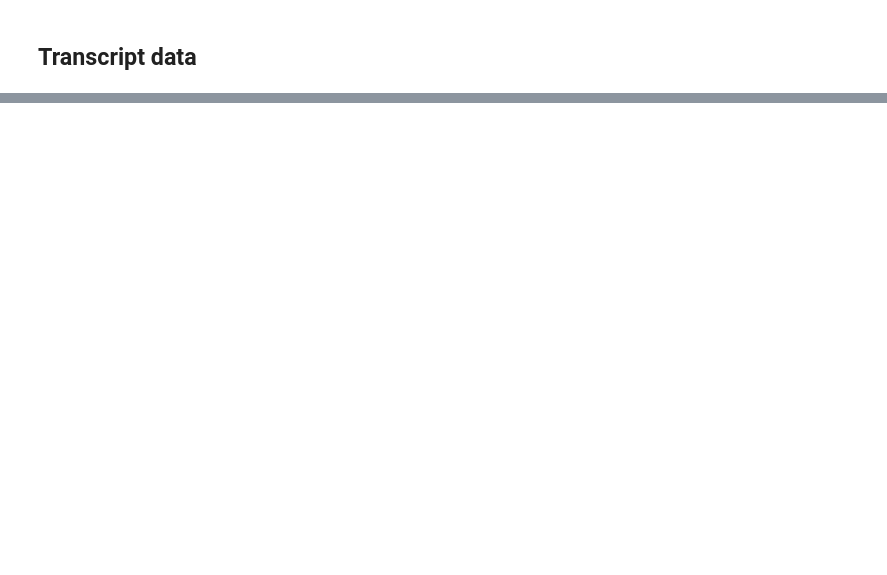
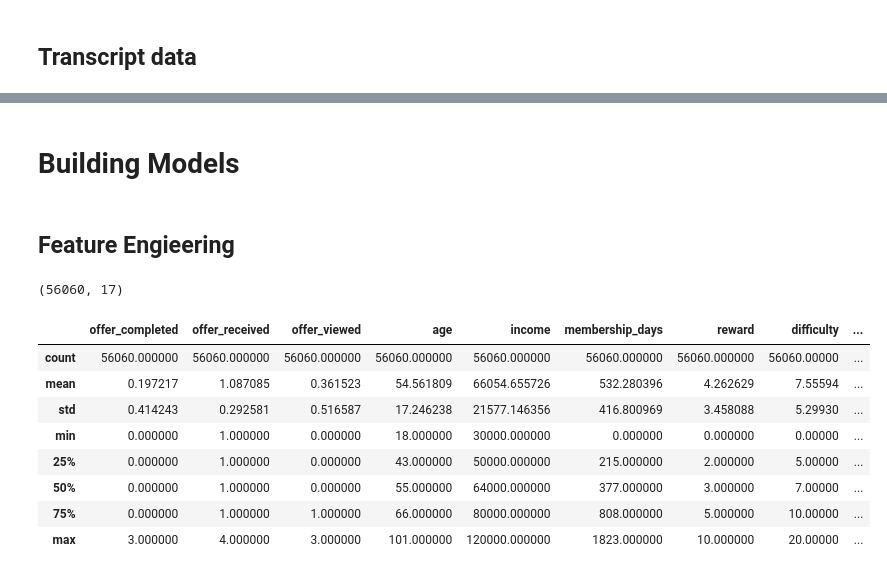
Before and after one commit to tanyayt/udacity_data_scientist, a Jupyter notebook: starbucks_optimizing_app_offers/Starbucks_Capstone_notebook.ipynb, the cells around one changed output, grey strips where cells are left out. Drawn from its saved outputs; the diff is of its cells as text; code cells hidden in the pictures; blank space fills up the shorter version.

Commit message:
complete data cleaning

```diff
--- a/starbucks_optimizing_app_offers/Starbucks_Capstone_notebook.ipynb
+++ b/starbucks_optimizing_app_offers/Starbucks_Capstone_notebook.ipynb
@@ -189,0 +357,6 @@ transcript.head()
+# %%
+#check combinations of offer completed, offer received and offer viewed
+offer_interactions.reset_index(inplace=True)
+offer_interactions.columns = ['person','offer_id','offer_completed','offer_received','offer_viewed']
+offer_interactions.index.name=''
+offer_interactions.head()
@@ -189,0 +371,5 @@ transcript.head()
+# %%
+# there seems to be 0 offer_received but non-zero offer_viewed.
+# fix these values
+offer_interactions['offer_received'] = [max(a,b,c) for a,b,c in zip(offer_interactions.offer_completed,offer_interactions.offer_received,offer_interactions.offer_viewed)]
+offer_interactions.head(5)
@@ -189,0 +433,4 @@ transcript.head()
+# %%
+# combine offer_interactions and profile
+interactions_person = offer_interactions.merge(profile_clean,left_on='person',right_on='id').drop(['id'],axis=1)
+interactions_person.head()
@@ -189,0 +444,4 @@ transcript.head()
+# %%
+# combine interaction_person with portfolio
+interactions_person_offer = interactions_person.merge(portfolio,left_on ='offer_id',right_on ='id').drop(['id','channels'],axis=1)
+interactions_person_offer.head()
@@ -189,0 +455,19 @@ transcript.head()
+# %% [markdown]
+# Building Models
+# %% [markdown]
+## Feature Engieering
+# %%
+df = interactions_person_offer
+df.shape
+df.describe()
+# %% [output]
+(56060, 17)
+|  | offer_completed | offer_received | offer_viewed | age | income | membership_days | reward | difficulty | ... |
+| count | 56060.000000 | 56060.000000 | 56060.000000 | 56060.000000 | 56060.000000 | 56060.000000 | 56060.000000 | 56060.00000 | ... |
+| mean | 0.197217 | 1.087085 | 0.361523 | 54.561809 | 66054.655726 | 532.280396 | 4.262629 | 7.55594 | ... |
+| std | 0.414243 | 0.292581 | 0.516587 | 17.246238 | 21577.146356 | 416.800969 | 3.458088 | 5.29930 | ... |
+| min | 0.000000 | 1.000000 | 0.000000 | 18.000000 | 30000.000000 | 0.000000 | 0.000000 | 0.00000 | ... |
+| 25% | 0.000000 | 1.000000 | 0.000000 | 43.000000 | 50000.000000 | 215.000000 | 2.000000 | 5.00000 | ... |
+| 50% | 0.000000 | 1.000000 | 0.000000 | 55.000000 | 64000.000000 | 377.000000 | 3.000000 | 7.00000 | ... |
+| 75% | 0.000000 | 1.000000 | 1.000000 | 66.000000 | 80000.000000 | 808.000000 | 5.000000 | 10.00000 | ... |
+| max | 3.000000 | 4.000000 | 3.000000 | 101.000000 | 120000.000000 | 1823.000000 | 10.000000 | 20.00000 | ... |
```
Also changed, not shown: parts of 37 cells of this notebook.
